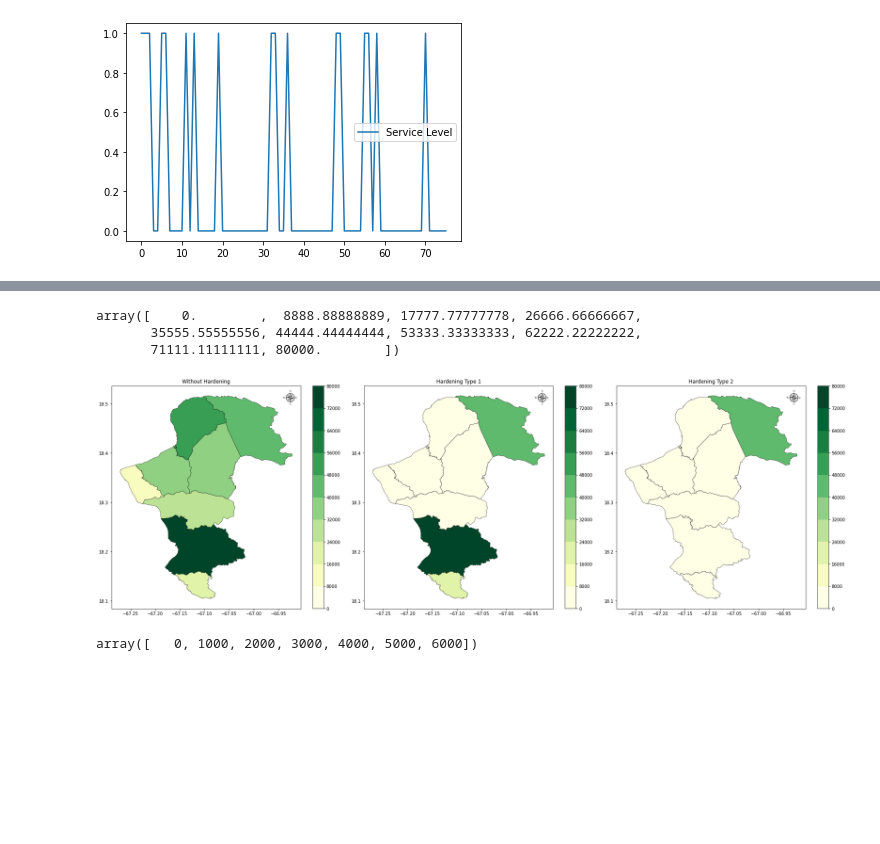
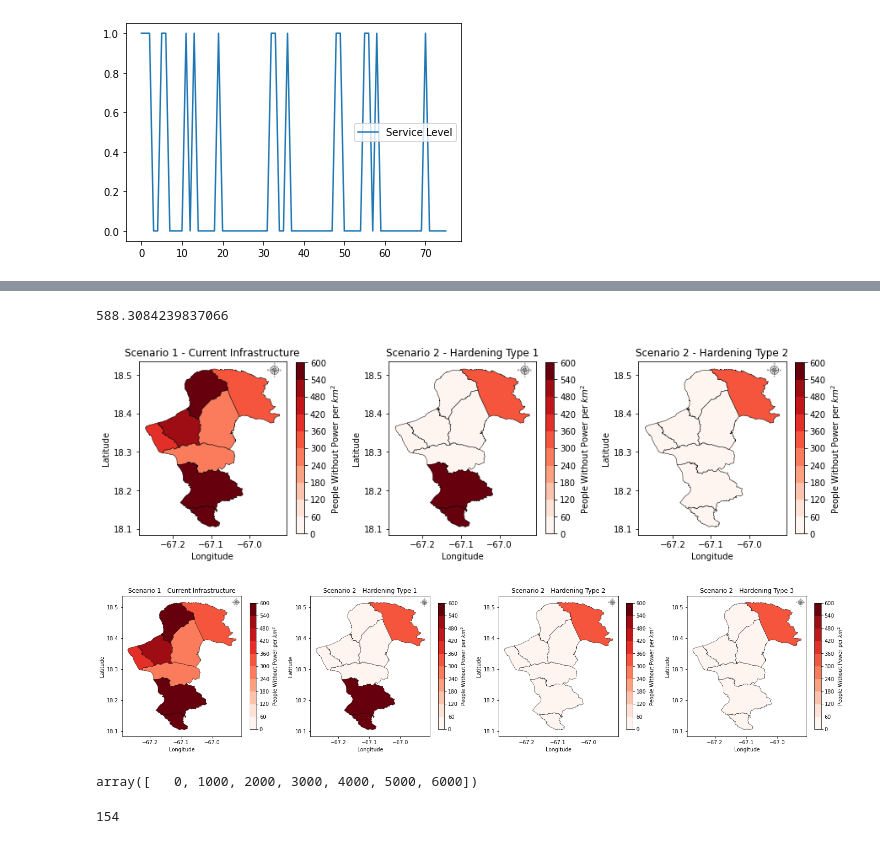
Before and after one commit to jmontoy004/Power-Network-Model, a Jupyter notebook: Power_Network_Model_JP.ipynb, the cells around one changed output, grey strips where cells are left out. Drawn from its saved outputs; the diff is of its cells as text; code cells hidden in the pictures; blank space fills up the shorter version.

```diff
--- a/Power_Network_Model_JP.ipynb
+++ b/Power_Network_Model_JP.ipynb
@@ -507,18 +509,26 @@ service_level_h.to_csv(f'Data/Hardening_Results.csv', index = False)
+# %%
+service_level_h = pd.read_csv(f'Data/Hardening_Results.csv')
 # %%
 west = gpd.read_file('Shapefile/West_Muni_/West_Muni.shp') # Read .shp file
-west = west.to_crs('epsg:4269') # Change population CRS
+west = west.to_crs('epsg:32161') # Change population CRS for area
 
 west.loc[west['countyfp'] == '011', 'municipio'] = 'Añasco'
 west.loc[west['countyfp'] == '097', 'municipio'] = 'Mayagüez'
 west.loc[west['countyfp'] == '117', 'municipio'] = 'Rincón'
 
-west = west[['geometry', 'municipio', 'PR_Populat']]
+west = west[['geometry', 'municipio', 'PR_Populat', 'shape_area']]
 west = west.rename(columns={'PR_Populat': 'Population', 'municipio':'Municipality'}) # Change the name of a column
 
 west = west.join(service_level_h.reset_index().set_index('Municipality'), on='Municipality')
 
 west['Population'] = west['Population'].astype(float)
 
+west['shape_area'] = west.area*1e-6
+west['Population Density'] = west['Population']/west['shape_area']
+
+# west = west.to_crs('epsg:4269') # Change population CRS
+west = west.to_crs('epsg:4326') # Change population CRS
+
 # join2 = gpd.sjoin(points_nl, lc, how="inner", op="within") # Look for the population in the NL coordinates
 # join2.sort_index(inplace = True)
 # # lc_clean = np.array(join2['Land_Cover']) # Extract data in a numpy array
@@ -537,36 +547,70 @@ west
 # %%
 for i in range(4):
-    west[f'People Without Energy - h{i}'] = west['Population']
+    west[f'People Without Energy - h{i}'] = west['Population Density']
     west.loc[west[f'h{i} Service Level'] == 1, f'People Without Energy - h{i}'] = 0
-# %%
-np.linspace(0,80000, 10)
-# %% [output]
-array([    0.        ,  8888.88888889, 17777.77777778, 26666.66666667,
-       35555.55555556, 44444.44444444, 53333.33333333, 62222.22222222,
-       71111.11111111, 80000.        ])
+# %%
+west['Population Density'].max()
+# %% [output]
+588.3084239837066
 # %%
-fig, ax = plt.subplots(1,3, figsize = (25,10))
+fig, ax = plt.subplots(1,3, figsize = (12.5,5))
 cmap="magma_r"
-vmax = 80000
+# vmax = west['Population Density'].max()
+vmax = 600
 im = plt.imread(r'Shapefile/North.jpg')
+
+legend = [True, True, True]
 for i in range(3):
 
-    west.plot(f'People Without Energy - h{i}', legend=True, cmap=plt.cm.get_cmap('YlGn', 10), edgecolor = 'k', linewidth=0.5,
-              ax = ax[i], zorder=4+i, vmin = 0, vmax = vmax, legend_kwds={'shrink': 0.75, 'ticks':np.linspace(0, vmax, 11)})
-    ax[i].set_title(f'Hardening Type {i}')
+    west.plot(f'People Without Energy - h{i}', legend=legend[i], cmap=plt.cm.get_cmap('Reds', 10), edgecolor = 'k', linewidth=0.5,
+              ax = ax[i], zorder=4+i, vmin = 0, vmax = vmax, legend_kwds={'shrink': 0.6, 'ticks':np.linspace(0, vmax, 11), 'label': 'People Without Power per $km^2$'})
+    ax[i].set_title(f'Scenario 2 - Hardening Type {i}')
+    ax[i].set_xlabel('Longitude')
+    ax[i].set_ylabel('Latitude')
 
-    newax = fig.add_axes([0.215 + 0.33*i, 0.799, 0.052, 0.052], anchor='NE', zorder=i) ## Anasco
+    newax = fig.add_axes([0.198 + 0.329*i, 0.73, 0.052, 0.052], anchor='NE', zorder=i) ## Anasco
     newax.imshow(im)
     newax.axis('off')
-ax[0].set_title(f'Without Hardening')
+ax[0].set_title(f'Scenario 1 - Current Infrastructure')
 
 
 
 fig.tight_layout()
-fig.savefig('Networ_Model_Results2.png', dpi = 300)
+fig.savefig('Networ_Model_Results.png', dpi = 300)
 # %% [output]
-[figure, old version]
+[figure, new version]
+# %%
+fig, ax = plt.subplots(1,4, figsize = (25,5))
+cmap="magma_r"
+# vmax = west['Population Density'].max()
+vmax = 600
+im = plt.imread(r'Shapefile/North.jpg')
+
+legend = [True, True, True, True]
+for i in range(4):
+
+    west.plot(f'People Without Energy - h{i}', legend=legend[i], cmap=plt.cm.get_cmap('Reds', 10), edgecolor = 'k', linewidth=0.5,
+              ax = ax[i], zorder=4+i, vmin = 0, vmax = vmax, legend_kwds={'shrink': 0.9, 'ticks':np.linspace(0, vmax, 11), 'label': 'People Without Power per $km^2$'})
+    ax[i].set_title(f'Scenario 2 - Hardening Type {i}')
+    ax[i].set_xlabel('Longitude')
+    ax[i].set_ylabel('Latitude')
+
+    newax = fig.add_axes([0.207 + 0.202*i, 0.82, 0.052, 0.052], anchor='NE', zorder=i) ## Anasco
+    newax.imshow(im)
+    newax.axis('off')
+ax[0].set_title(f'Scenario 1 - Current Infrastructure')
+
+
+
+# fig.tight_layout()
+fig.savefig('Networ_Model_Results_4.png', dpi = 300)
+# %% [output]
+[figure, added]
 # %%
 np.arange(0,7000,1000)
 # %% [output]
 array([   0, 1000, 2000, 3000, 4000, 5000, 6000])
+# %%
+round(154, 10)
+# %% [output]
+154
```
Also changed, not shown: parts of 2 cells of this notebook.
